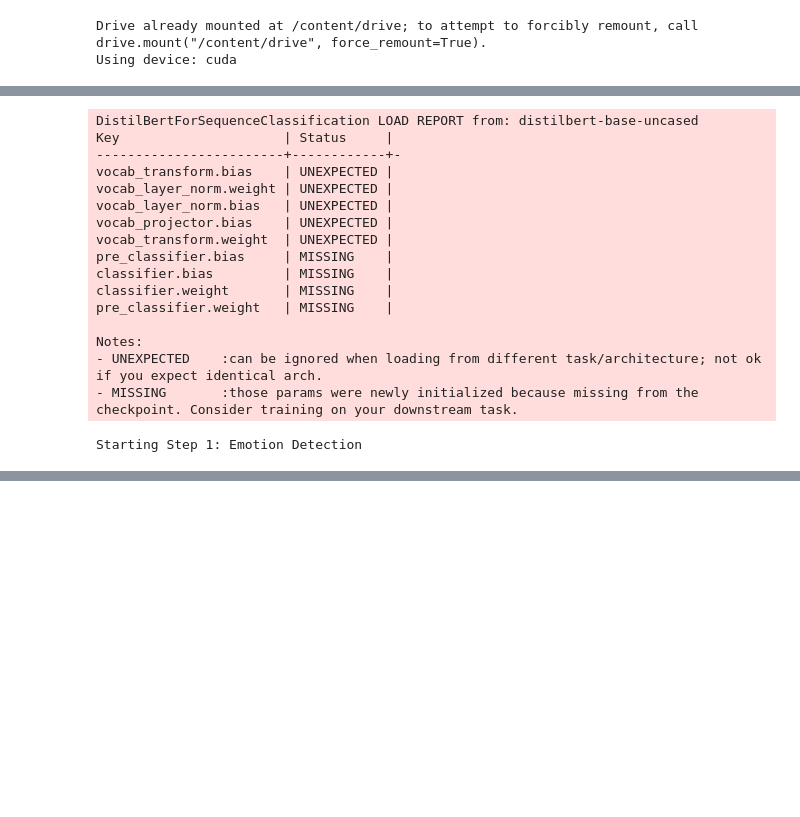
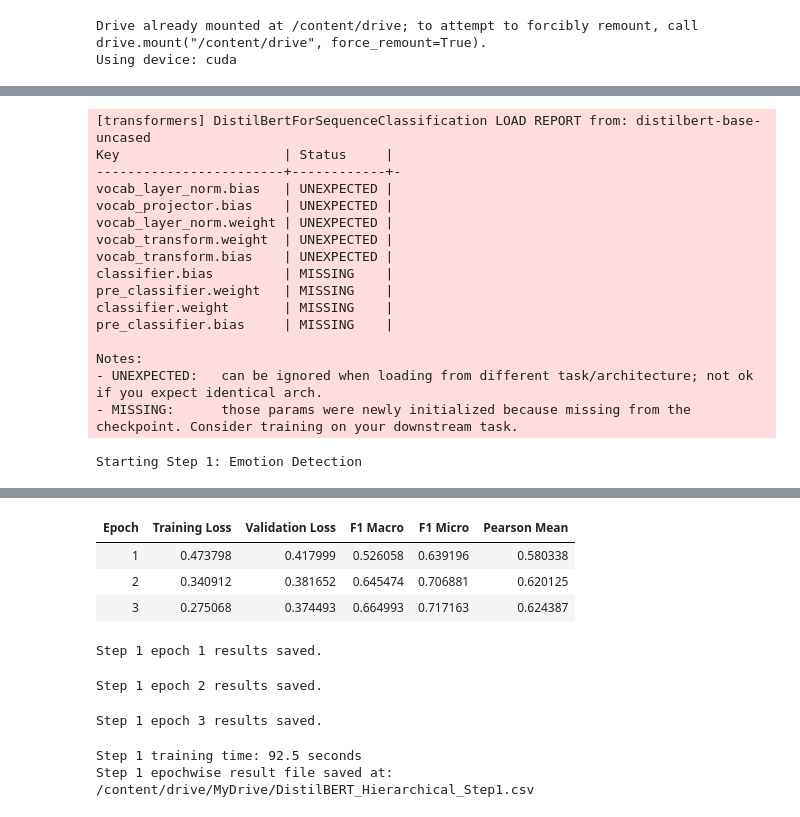
Before and after one commit to sharayumhaske22/Master_Thesis, a Jupyter notebook: DistilBERT_Hierarchical.ipynb, the cells around one changed output, grey strips where cells are left out. Drawn from its saved outputs; the diff is of its cells as text; code cells hidden in the pictures; blank space fills up the shorter version.

```diff
--- a/DistilBERT_Hierarchical.ipynb
+++ b/DistilBERT_Hierarchical.ipynb
@@ -463,8 +482,8 @@ training_args_step1 = TrainingArguments(
     output_dir="/content/distilbert_step1_output",
     learning_rate=2e-5,
     per_device_train_batch_size=8,
-    per_device_eval_batch_size=8,
-    num_train_epochs=4,
+    per_device_eval_batch_size=4,
+    num_train_epochs=3,
     eval_strategy="epoch",
     logging_strategy="epoch",
     save_strategy="epoch",
@@ -491,8 +510,8 @@ trainer_step1 = Trainer(
     train_dataset=train_step1_ds,
     eval_dataset=val_step1_ds,
     data_collator=data_collator,
+    compute_metrics=compute_metrics_step1,
     processing_class=tokenizer,
-    compute_metrics=compute_metrics_step1,
     callbacks=[callback_step1]
 )
 
@@ -511,20 +530,20 @@ end1 = time.time()
 print(f"Step 1 training time: {end1 - start1:.1f} seconds")
 print("Step 1 epochwise result file saved at:", LOG_FILE_STEP1)
 # %% [output]
-DistilBertForSequenceClassification LOAD REPORT from: distilbert-base-uncased
+[transformers] DistilBertForSequenceClassification LOAD REPORT from: distilbert-base-uncased
 Key                     | Status     |
 ------------------------+------------+-
-vocab_transform.bias    | UNEXPECTED |
-vocab_layer_norm.weight | UNEXPECTED |
 vocab_layer_norm.bias   | UNEXPECTED |
 vocab_projector.bias    | UNEXPECTED |
+vocab_layer_norm.weight | UNEXPECTED |
 vocab_transform.weight  | UNEXPECTED |
+vocab_transform.bias    | UNEXPECTED |
+classifier.bias         | MISSING    |
+pre_classifier.weight   | MISSING    |
+classifier.weight       | MISSING    |
 pre_classifier.bias     | MISSING    |
-classifier.bias         | MISSING    |
-classifier.weight       | MISSING    |
-pre_classifier.weight   | MISSING    |
 
 Notes:
-- UNEXPECTED    :can be ignored when loading from different task/architecture; not ok if you expect identical arch.
-- MISSING       :those params were newly initialized because missing from the checkpoint. Consider training on your downstream task.
+- UNEXPECTED:   can be ignored when loading from different task/architecture; not ok if you expect identical arch.
+- MISSING:      those params were newly initialized because missing from the checkpoint. Consider training on your downstream task.
 Starting Step 1: Emotion Detection
@@ -532,3 +551,12 @@ ImportError: cannot import name 'VideoReader' from 'torchvision.io' (/usr/local/
+| Epoch | Training Loss | Validation Loss | F1 Macro | F1 Micro | Pearson Mean |
+| 1 | 0.473798 | 0.417999 | 0.526058 | 0.639196 | 0.580338 |
+| 2 | 0.340912 | 0.381652 | 0.645474 | 0.706881 | 0.620125 |
+| 3 | 0.275068 | 0.374493 | 0.664993 | 0.717163 | 0.624387 |
+Step 1 epoch 1 results saved.
+Step 1 epoch 2 results saved.
+Step 1 epoch 3 results saved.
+Step 1 training time: 92.5 seconds
+Step 1 epochwise result file saved at: /content/drive/MyDrive/DistilBERT_Hierarchical_Step1.csv
 # %%
 # =========================================================
 # 16. STEP 2 MODEL
```
Also changed, not shown: parts of 7 cells of this notebook, 2 other files.
